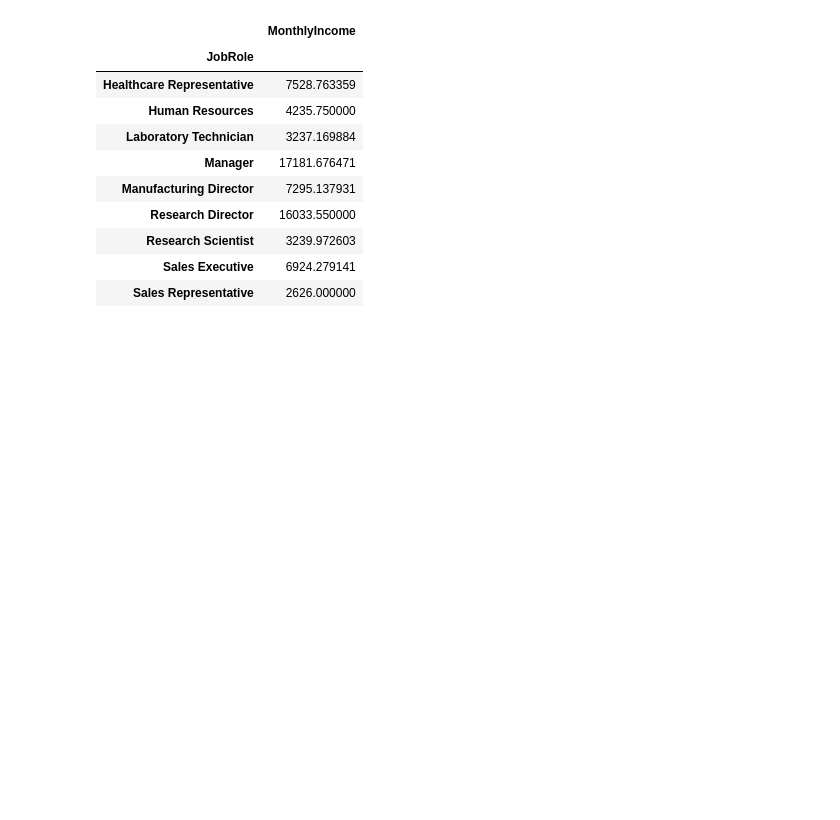
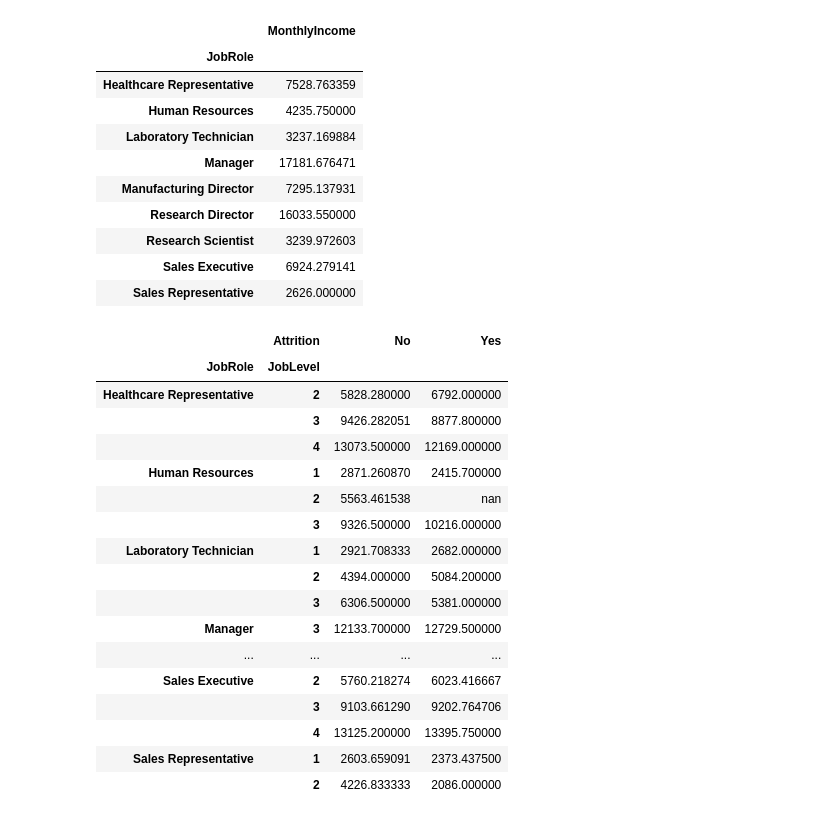
Before and after one commit to VieiraJulio/IBM-Employees-Data-Analysis, a Jupyter notebook: ProjetoIBM.ipynb, the cells around one changed output. Cells and saved outputs as stored; diff of their text form; code cells hidden in the pictures; blank space fills up the shorter version.

```diff
--- a/ProjetoIBM.ipynb
+++ b/ProjetoIBM.ipynb
@@ -433,3 +433,29 @@ df.groupby("JobRole", observed = False)["MonthlyIncome"].mean().to_frame()
 | Research Scientist | 3239.972603 |
 | Sales Executive | 6924.279141 |
 | Sales Representative | 2626.000000 |
+# %%
+df.pivot_table(
+    index = ["JobRole", "JobLevel"],
+   columns = "Attrition",
+   values = "MonthlyIncome",
+   observed= False
+  ).style.background_gradient(cmap = "RdYlGn", axis = "columns")
+# %% [output]
+|  | Attrition | No | Yes |
+| JobRole | JobLevel |  |  |
+| Healthcare Representative | 2 | 5828.280000 | 6792.000000 |
+|  | 3 | 9426.282051 | 8877.800000 |
+|  | 4 | 13073.500000 | 12169.000000 |
+| Human Resources | 1 | 2871.260870 | 2415.700000 |
+|  | 2 | 5563.461538 | nan |
+|  | 3 | 9326.500000 | 10216.000000 |
+| Laboratory Technician | 1 | 2921.708333 | 2682.000000 |
+|  | 2 | 4394.000000 | 5084.200000 |
+|  | 3 | 6306.500000 | 5381.000000 |
+| Manager | 3 | 12133.700000 | 12729.500000 |
+| ... | ... | ... | ... |
+| Sales Executive | 2 | 5760.218274 | 6023.416667 |
+|  | 3 | 9103.661290 | 9202.764706 |
+|  | 4 | 13125.200000 | 13395.750000 |
+| Sales Representative | 1 | 2603.659091 | 2373.437500 |
+|  | 2 | 4226.833333 | 2086.000000 |
```
Also changed, not shown: parts of 1 cell of this notebook.
